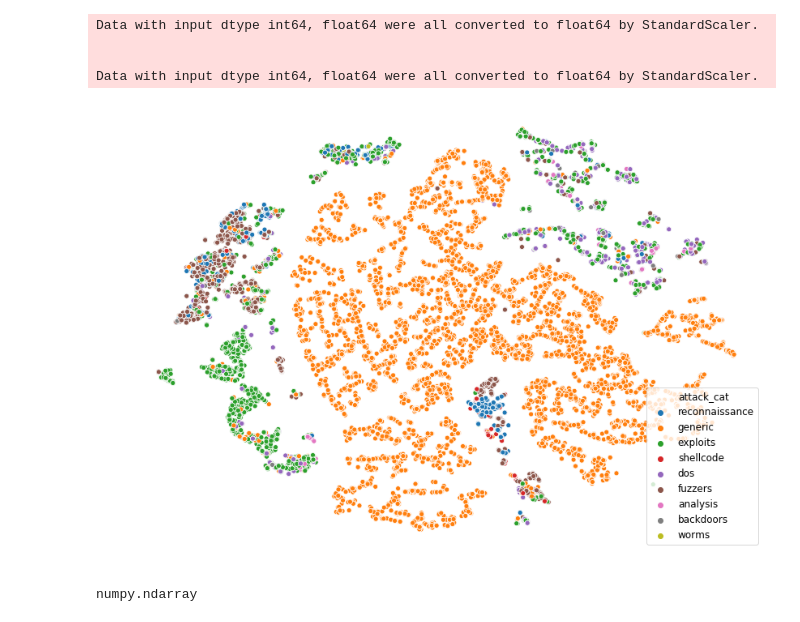
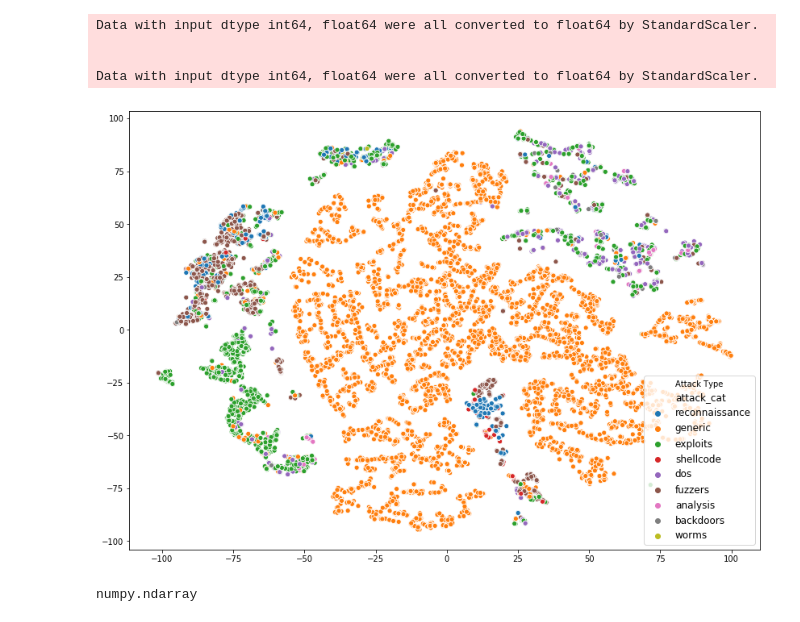
Before and after one commit to adamsxs/metis_project_05_anomaly_detection, a Jupyter notebook: 05_visualization.ipynb, the cells around one changed output. Drawn from its saved outputs; the diff is of its cells as text; code cells hidden in the pictures.

```diff
--- a/05_visualization.ipynb
+++ b/05_visualization.ipynb
@@ -153,11 +153,11 @@ Data with input dtype int64, float64 were all converted to float64 by StandardSc
 # %%
 plt.figure(figsize=[14,10])
 sns.scatterplot(x=atk_tsne[:,0], y=atk_tsne[:,1], hue=target[target!='normal'])
-plt.axis('off')
-plt.legend(loc=4, prop={'size': 12});
+#plt.axis('off')
+plt.legend(loc=4, prop={'size': 12}, title='Attack Type');
 #plt.savefig('./images_and_slides/attack_tsne.png');
 # %% [output]
-[figure, old version]
+[figure, new version]
 # %%
 type(atk_tsne)
 # %% [output]
```
Also changed, not shown: parts of 9 cells of this notebook, 6 other files.
